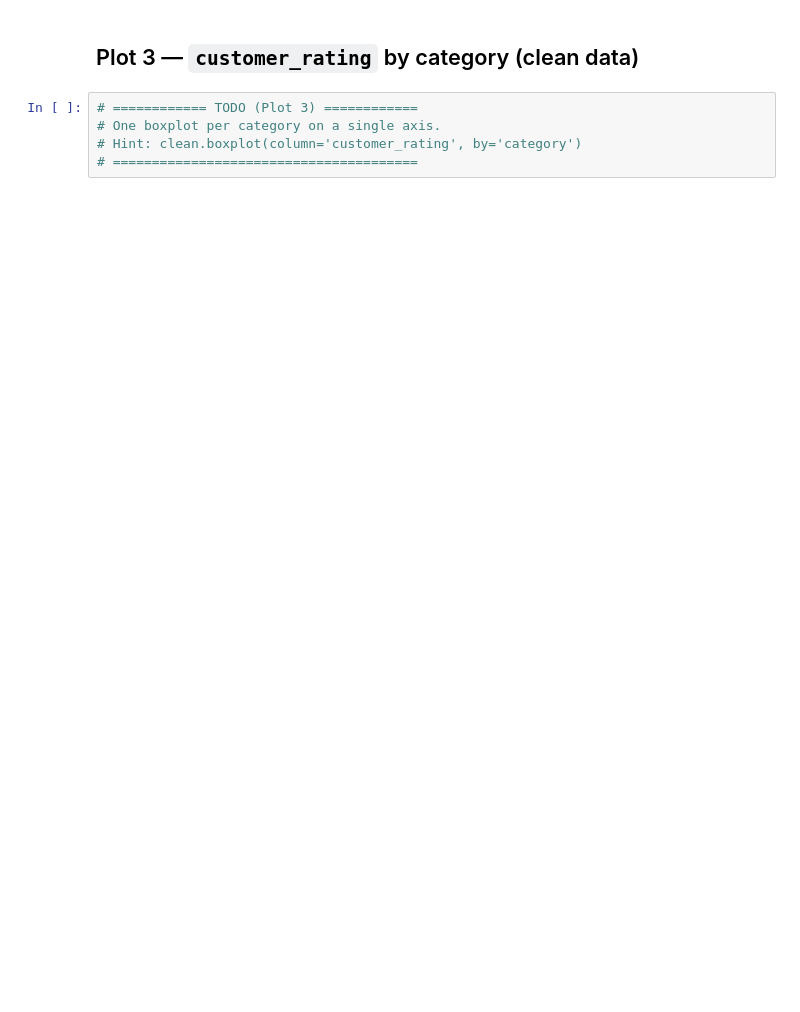
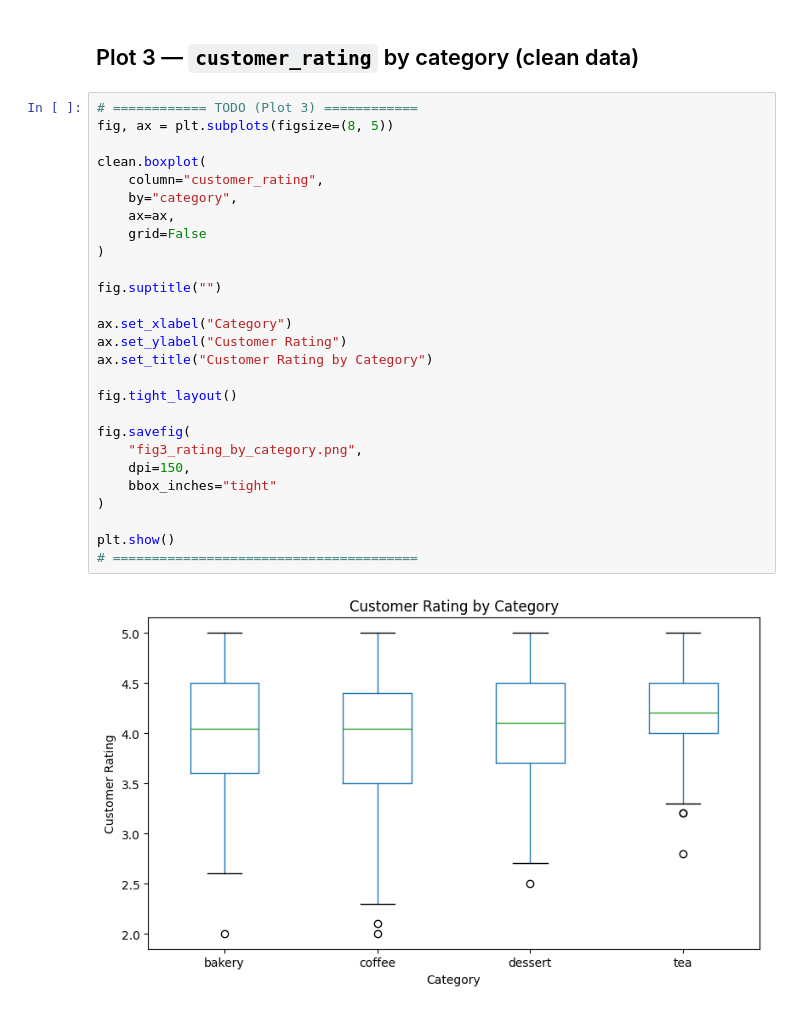
Before and after one commit to jieuni52/26-2-ML-Project, a Jupyter notebook: lab01/notebooks/lab01_visualization.ipynb, the cells around one changed output. Saved outputs shown, nothing was run; the diff lists cells and outputs as text; blank space fills up the shorter version.

```diff
--- a/lab01/notebooks/lab01_visualization.ipynb
+++ b/lab01/notebooks/lab01_visualization.ipynb
@@ -35,7 +132,31 @@ raw.head()
 # %% [markdown]
 ## Plot 3 — `customer_rating` by category (clean data)
-# %%
-# ============ TODO (Plot 3) ============
-# One boxplot per category on a single axis.
-# Hint: clean.boxplot(column='customer_rating', by='category')
-# =======================================
+# %%
+# ============ TODO (Plot 3) ============
+fig, ax = plt.subplots(figsize=(8, 5))
+
+clean.boxplot(
+    column="customer_rating",
+    by="category",
+    ax=ax,
+    grid=False
+)
+
+fig.suptitle("")
+
+ax.set_xlabel("Category")
+ax.set_ylabel("Customer Rating")
+ax.set_title("Customer Rating by Category")
+
+fig.tight_layout()
+
+fig.savefig(
+    "fig3_rating_by_category.png",
+    dpi=150,
+    bbox_inches="tight"
+)
+
+plt.show()
+# =======================================
+# %% [output]
+[figure, added]
```
Also changed, not shown: parts of 5 cells of this notebook, 10 other files.
